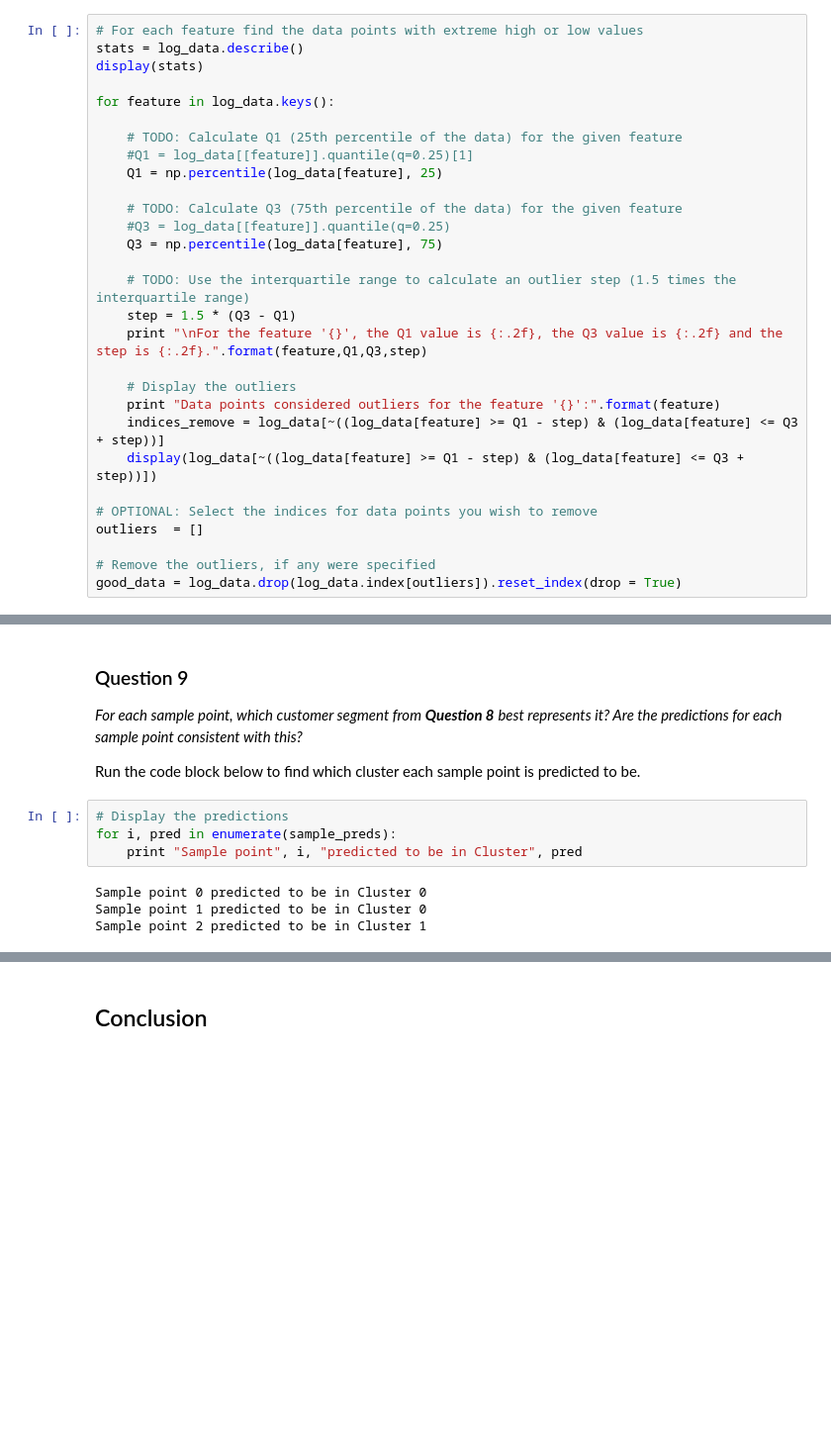
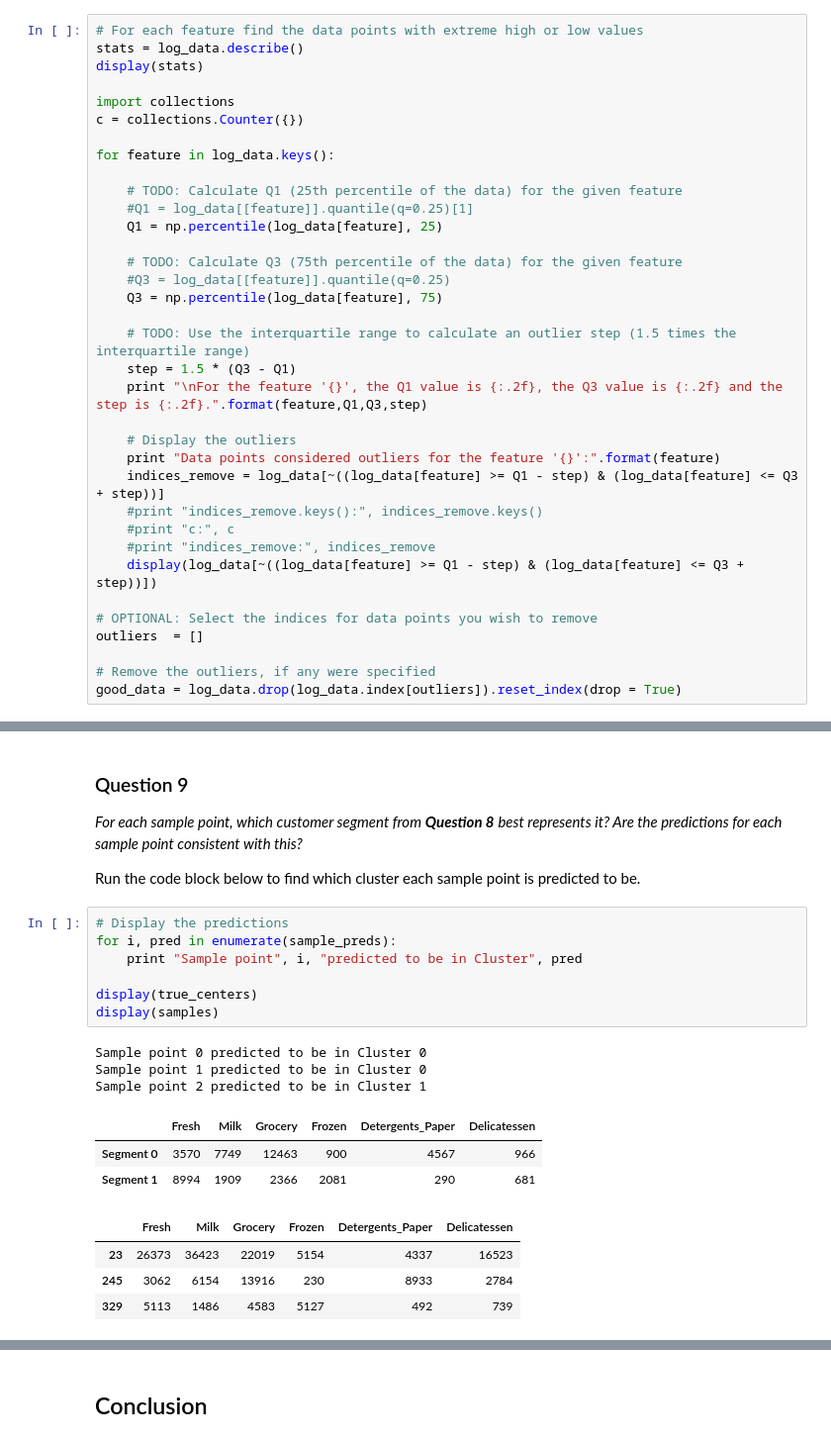
Before and after one commit to BrianCJohnson/Machine-Learning, a Jupyter notebook: projects/creating_customer_segments/customer_segments.ipynb, the cells around one changed output, grey strips where cells are left out. Shown at 99% size. Drawn from its saved outputs; the diff is of its cells as text; blank space fills up the shorter version.

```diff
--- a/projects/creating_customer_segments/customer_segments.ipynb
+++ b/projects/creating_customer_segments/customer_segments.ipynb
@@ -218,6 +222,9 @@ Once you have performed this implementation, the dataset will be stored in the v
 # For each feature find the data points with extreme high or low values
 stats = log_data.describe()
 display(stats)
+
+import collections
+c = collections.Counter({})
 
 for feature in log_data.keys():
 
@@ -236,6 +243,9 @@ for feature in log_data.keys():
     # Display the outliers
     print "Data points considered outliers for the feature '{}':".format(feature)
     indices_remove = log_data[~((log_data[feature] >= Q1 - step) & (log_data[feature] <= Q3 + step))]
+    #print "indices_remove.keys():", indices_remove.keys()
+    #print "c:", c
+    #print "indices_remove:", indices_remove
     display(log_data[~((log_data[feature] >= Q1 - step) & (log_data[feature] <= Q3 + step))])
 
 # OPTIONAL: Select the indices for data points you wish to remove
@@ -643,11 +655,21 @@ Run the code block below to find which cluster each sample point is predicted to
 # %%
 # Display the predictions
 for i, pred in enumerate(sample_preds):
     print "Sample point", i, "predicted to be in Cluster", pred
+
+display(true_centers)
+display(samples)
 # %% [output]
 Sample point 0 predicted to be in Cluster 0
 Sample point 1 predicted to be in Cluster 0
 Sample point 2 predicted to be in Cluster 1
+|  | Fresh | Milk | Grocery | Frozen | Detergents_Paper | Delicatessen |
+| Segment 0 | 3570 | 7749 | 12463 | 900 | 4567 | 966 |
+| Segment 1 | 8994 | 1909 | 2366 | 2081 | 290 | 681 |
+|  | Fresh | Milk | Grocery | Frozen | Detergents_Paper | Delicatessen |
+| 23 | 26373 | 36423 | 22019 | 5154 | 4337 | 16523 |
+| 245 | 3062 | 6154 | 13916 | 230 | 8933 | 2784 |
+| 329 | 5113 | 1486 | 4583 | 5127 | 492 | 739 |
 # %% [markdown]
 **Answer:**
 <br>Samples 0 and 1 are best represented by Category 0, which I'm guessing are grocery stores.
```
Also changed, not shown: parts of 5 cells of this notebook, 1 other file.
